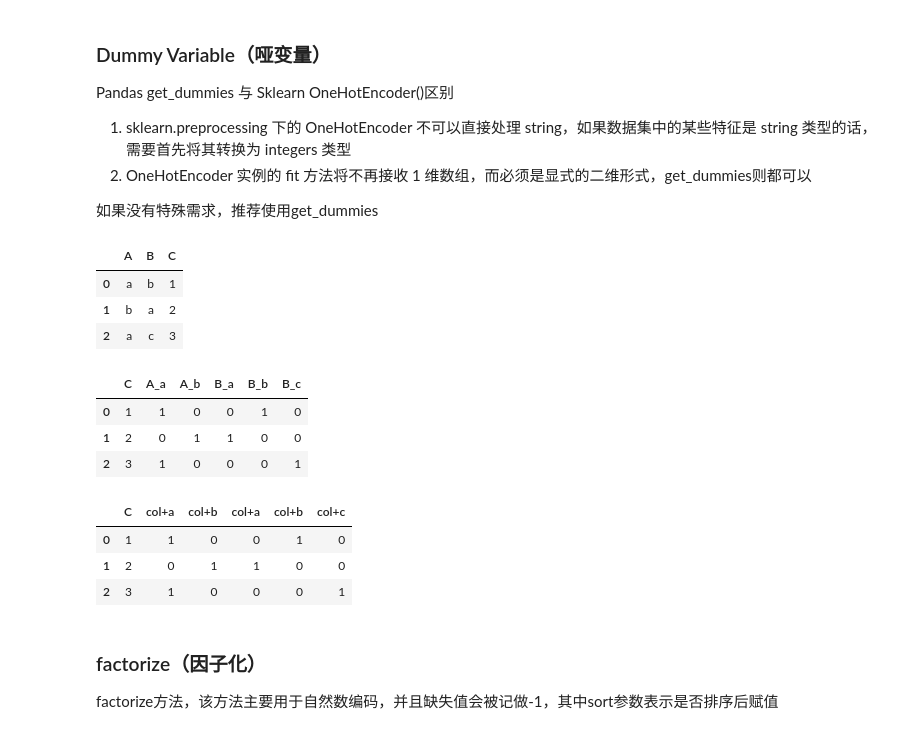
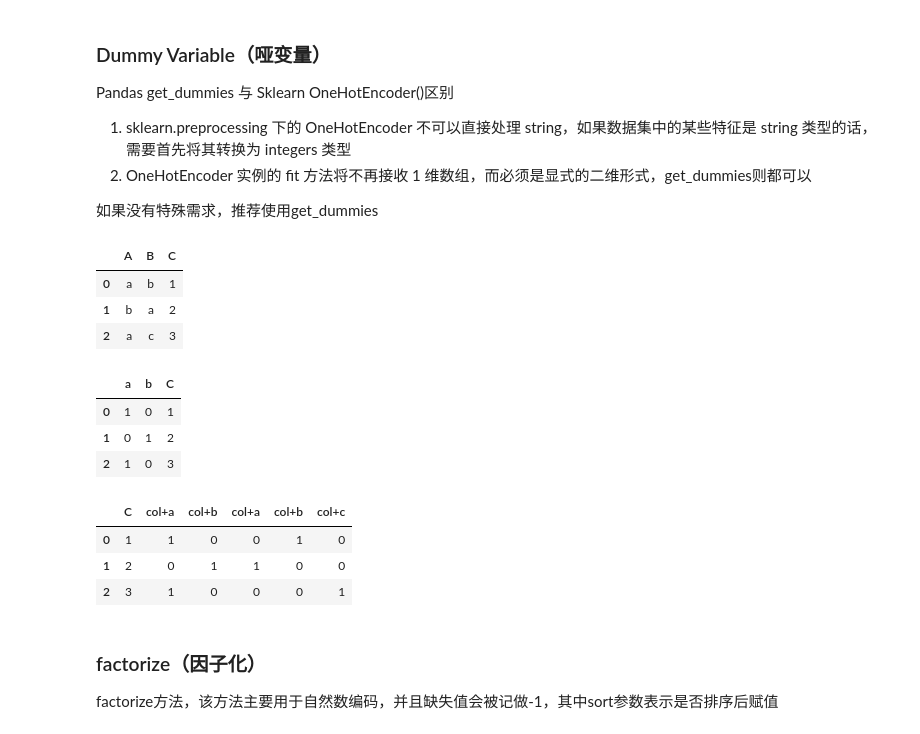
Before and after one commit to maoweixy/AI, a Jupyter notebook: Snippet/Pandas_Snippet.ipynb, the cells around one changed output. Saved outputs shown, nothing was run; the diff lists cells and outputs as text; code cells hidden in the pictures.

```diff
--- a/Snippet/Pandas_Snippet.ipynb
+++ b/Snippet/Pandas_Snippet.ipynb
@@ -11,6 +11,13 @@ InteractiveShell.ast_node_interactivity = "all"
 import matplotlib.pyplot as plt
 %matplotlib inline
 
+#显示所有列
+pd.set_option(‘display.max_columns’, None)
+#显示所有行
+pd.set_option(‘display.max_rows’, None)
+#设置value的显示长度为100，默认为50
+pd.set_option(‘max_colwidth’,100)
+
 np.random.seed(2020)
 # %% [markdown]
 # temp
@@ -1097,20 +1092,20 @@ Pandas get_dummies 与 Sklearn OneHotEncoder()区别
 # %%
 df = pd.DataFrame({'A': ['a', 'b', 'a'], 'B': ['b', 'a', 'c'],
                    'C': [1, 2, 3]})
 df
-pd.get_dummies(df)
+pd.get_dummies(df['A']).join(df['C'])
 
 #可选prefix参数添加前缀，prefix_sep添加分隔符
 pd.get_dummies(df, prefix='col', prefix_sep='+')
 # %% [output]
 |  | A | B | C |
 | 0 | a | b | 1 |
 | 1 | b | a | 2 |
 | 2 | a | c | 3 |
-|  | C | A_a | A_b | B_a | B_b | B_c |
-| 0 | 1 | 1 | 0 | 0 | 1 | 0 |
-| 1 | 2 | 0 | 1 | 1 | 0 | 0 |
-| 2 | 3 | 1 | 0 | 0 | 0 | 1 |
+|  | a | b | C |
+| 0 | 1 | 0 | 1 |
+| 1 | 0 | 1 | 2 |
+| 2 | 1 | 0 | 3 |
 |  | C | col+a | col+b | col+a | col+b | col+c |
 | 0 | 1 | 1 | 0 | 0 | 1 | 0 |
 | 1 | 2 | 0 | 1 | 1 | 0 | 0 |
```
Also changed, not shown: parts of 8 cells of this notebook, 32 other files.
